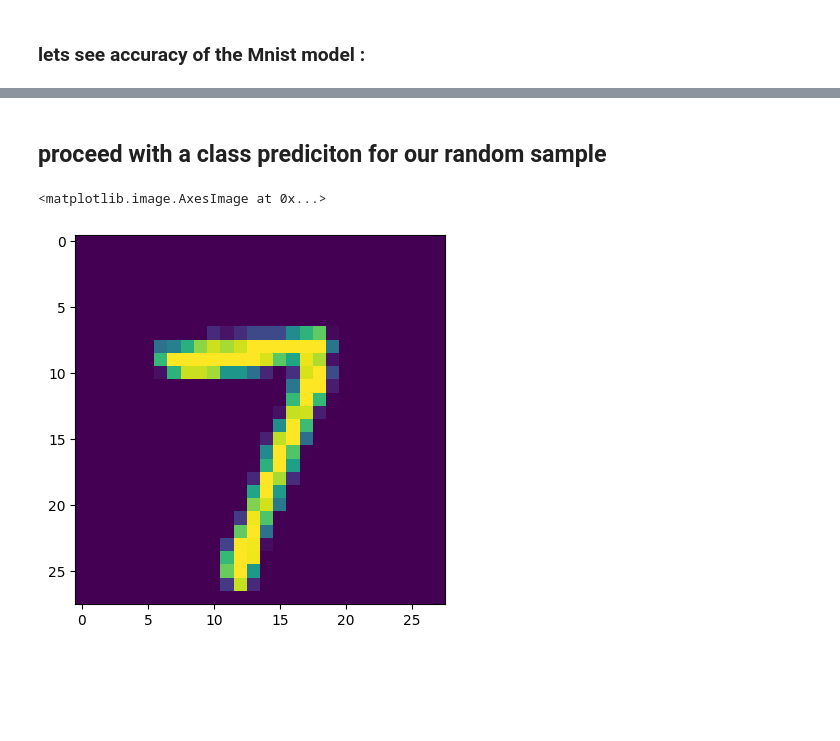
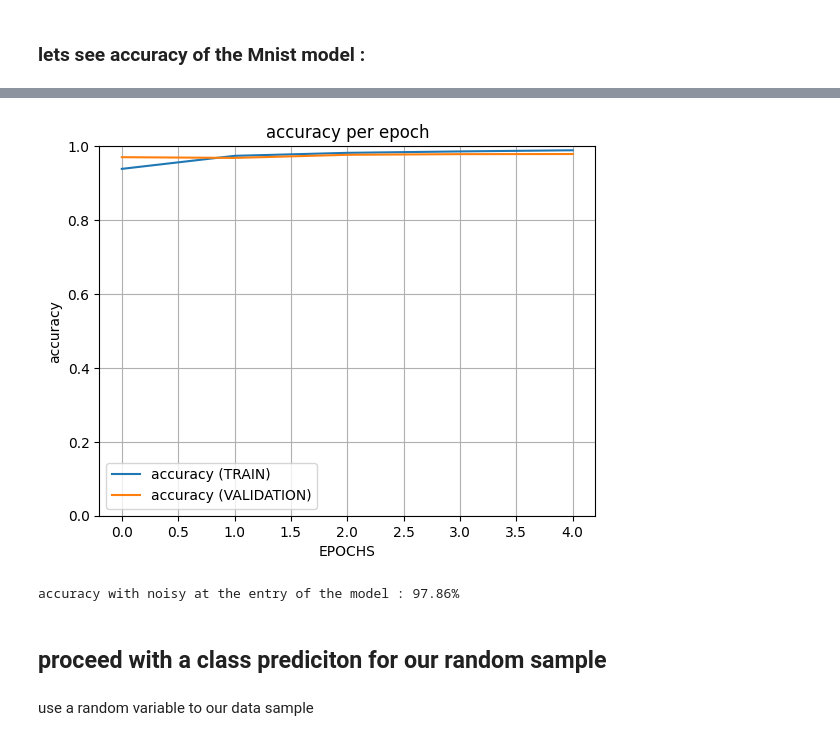
Before and after one commit to Macreat/CnnMDL, a Jupyter notebook: cnnDvlEnv/basis.ipynb, the cells around one changed output, grey strips where cells are left out. Cells and saved outputs as stored; diff of their text form; code cells hidden in the pictures; blank space fills up the shorter version.

```diff
--- a/cnnDvlEnv/basis.ipynb
+++ b/cnnDvlEnv/basis.ipynb
@@ -124,11 +125,24 @@ accuracy with noisy at the entry of the model : 97.96%
+# %%
+plt.plot(MnistHistory.history['accuracy'], label='accuracy (TRAIN)')
+plt.plot(MnistHistory.history['val_accuracy'], label='accuracy (VALIDATION)')
+plt.xlabel('EPOCHS')
+plt.ylabel('accuracy')
+plt.title('accuracy per epoch')
+plt.legend()
+plt.ylim(0,1)
+plt.grid()
+plt.show()
+
+print(f"accuracy with noisy at the entry of the model : {acc*100:.2f}%")
+# %% [output]
+[figure, added]
+accuracy with noisy at the entry of the model : 97.86%
 # %% [markdown]
 ## proceed with a class prediciton for our random sample
+# %% [markdown]
+use a random variable to our data sample
 # %%
 id = np.random.choice(xTestMnist.shape[0], 1000, replace=False)
-plt.imshow(xTestMnist[id[0]])
-# %% [output]
-<matplotlib.image.AxesImage at 0x...>
-[figure, removed]
 # %%
 MnistPredictions = BasicMnistModel.predict(xTestMnist[id[0]:id[0]+1]) # make predictions on the test set
 # %% [output]
```
Also changed, not shown: parts of 7 cells of this notebook.
